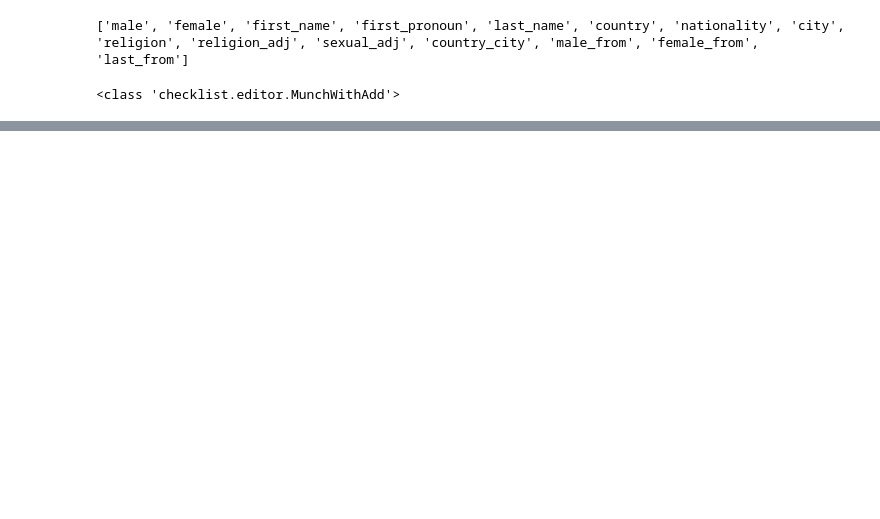
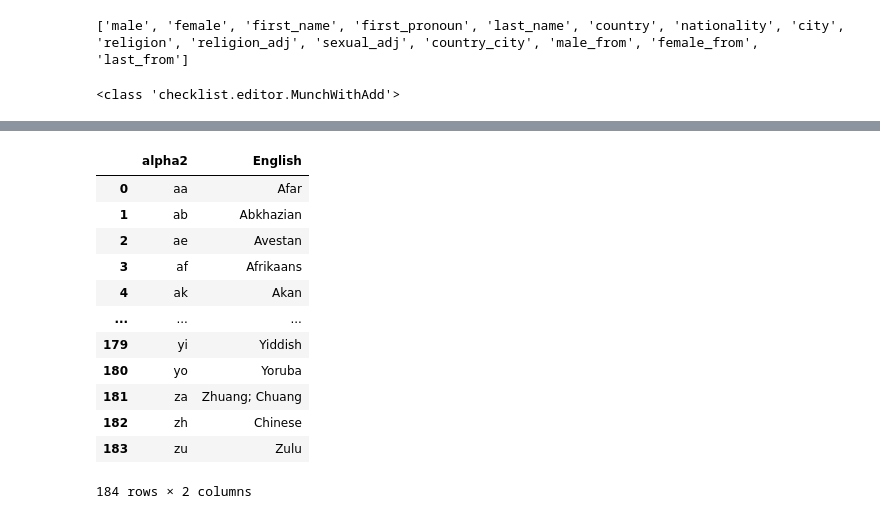
Before and after one commit to Nking92/checklist, a Jupyter notebook: notebooks/Nick.ipynb, the cells around one changed output, grey strips where cells are left out. Cells and saved outputs as stored; diff of their text form; code cells hidden in the pictures; blank space fills up the shorter version.

```diff
--- a/notebooks/Nick.ipynb
+++ b/notebooks/Nick.ipynb
@@ -54,0 +223,17 @@ ValueError: too many values to unpack (expected 2)
+# %%
+lang_codes_csv = pd.read_csv('language-codes.csv')
+lang_codes_csv
+# %% [output]
+|  | alpha2 | English |
+| 0 | aa | Afar |
+| 1 | ab | Abkhazian |
+| 2 | ae | Avestan |
+| 3 | af | Afrikaans |
+| 4 | ak | Akan |
+| ... | ... | ... |
+| 179 | yi | Yiddish |
+| 180 | yo | Yoruba |
+| 181 | za | Zhuang; Chuang |
+| 182 | zh | Chinese |
+| 183 | zu | Zulu |
+184 rows × 2 columns
```
Also changed, not shown: parts of 31 cells of this notebook.
